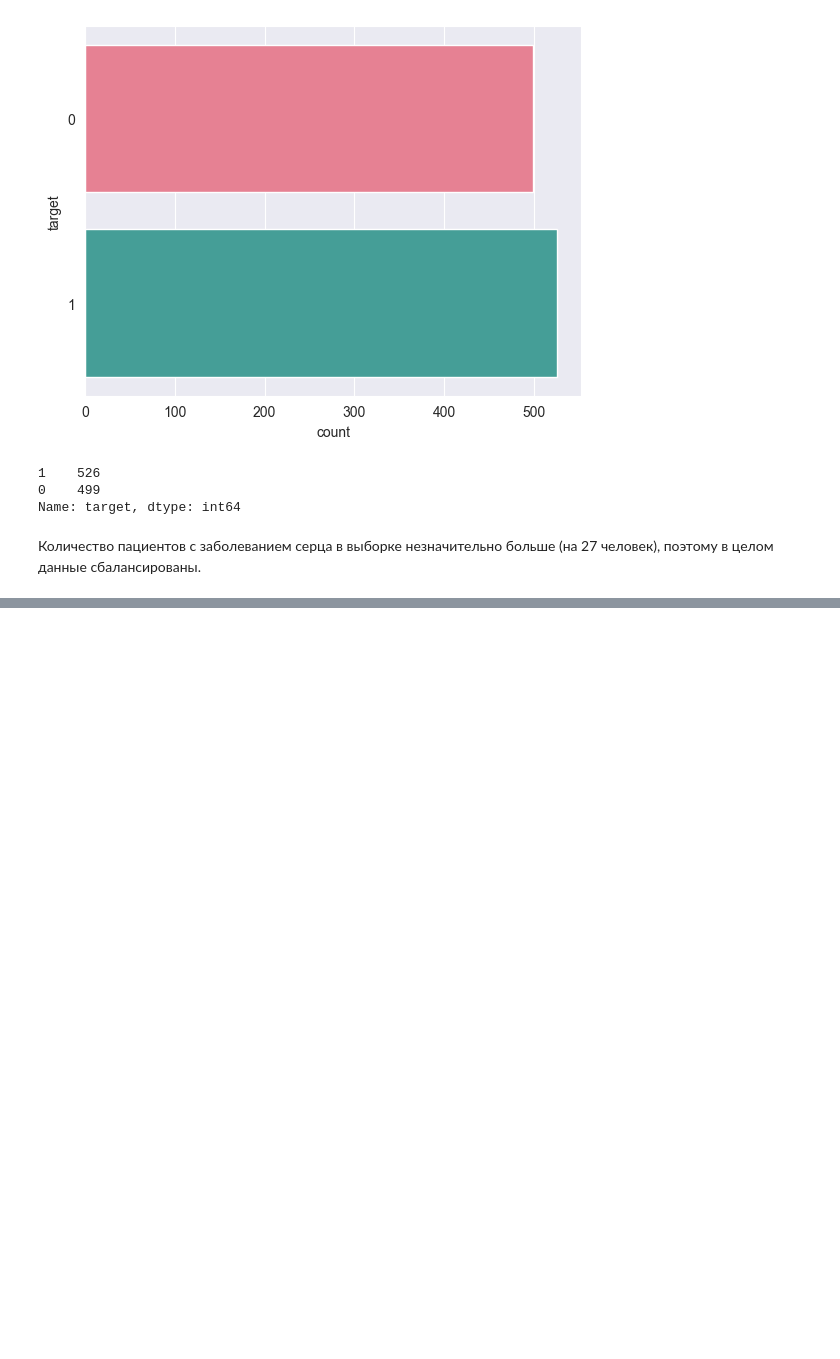
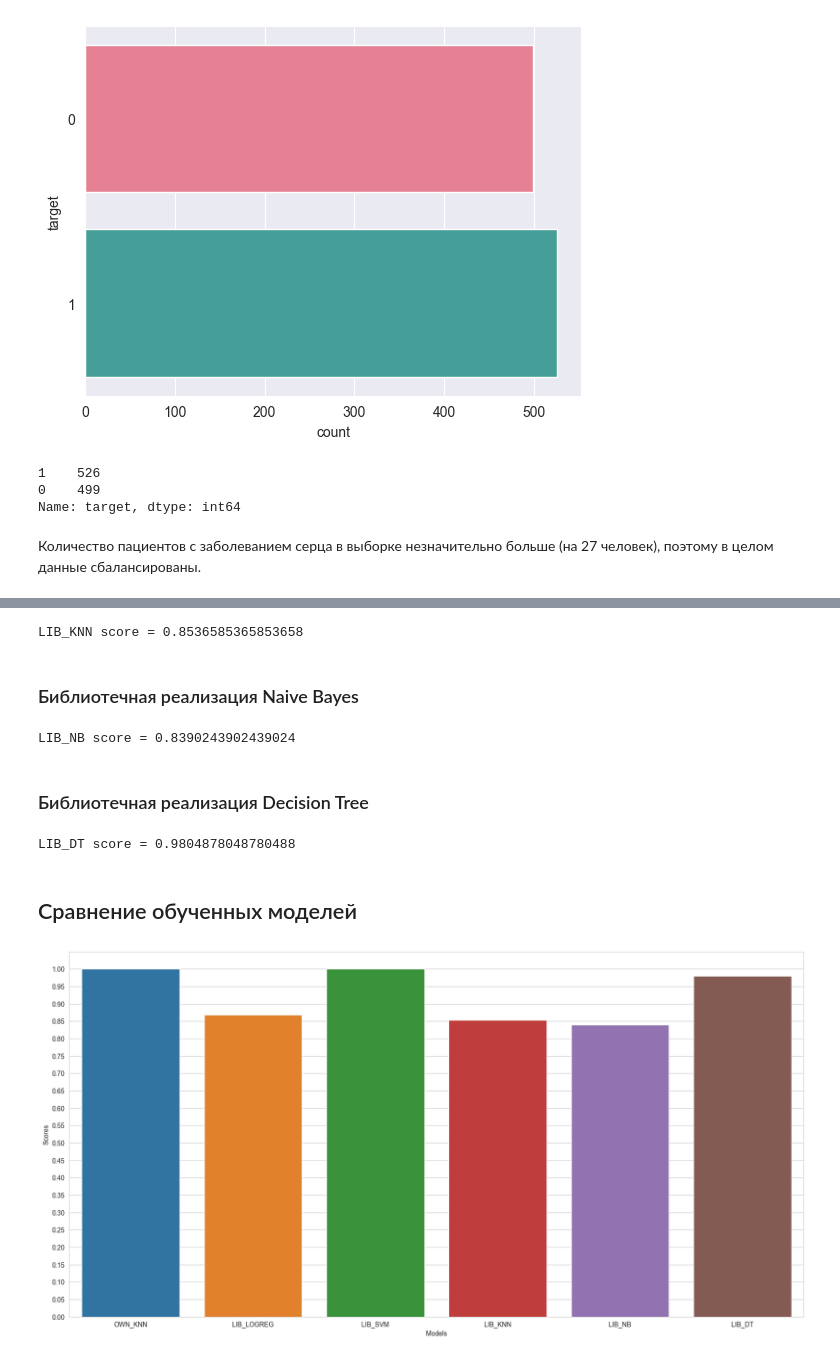
Before and after one commit to kznts9v-1lya/machine-learning-course, a Jupyter notebook: project/Comparison of classification methods.ipynb, the cells around one changed output, grey strips where cells are left out. Cells and saved outputs as stored; diff of their text form; code cells hidden in the pictures; blank space fills up the shorter version.

```diff
--- a/project/Comparison of classification methods.ipynb
+++ b/project/Comparison of classification methods.ipynb
@@ -250,0 +564,2 @@ Name: target, dtype: int64
+# %%
+scores = {}
@@ -250,0 +626,55 @@ Name: target, dtype: int64
+# %%
+classifier = KNeighborsClassifier(n_neighbors=optimal_n_neighbors)
+
+classifier = classifier.fit(x_train_scaled, y_train)
+
+y_test_pred = classifier.predict(x_test_scaled)
+score = accuracy_score(y_test, y_test_pred)
+
+scores['LIB_KNN'] = score
+print("LIB_KNN score =", score)
+# %% [output]
+LIB_KNN score = 0.8536585365853658
+# %% [markdown]
+### Библиотечная реализация Naive Bayes
+# %%
+classifier = GaussianNB(priors=optimal_priors, var_smoothing=optimal_var_smoothing)
+
+classifier = classifier.fit(x_train_scaled, y_train)
+
+y_test_pred = classifier.predict(x_test_scaled)
+score = accuracy_score(y_test, y_test_pred)
+
+scores['LIB_NB'] = score
+print("LIB_NB score =", score)
+# %% [output]
+LIB_NB score = 0.8390243902439024
+# %% [markdown]
+### Библиотечная реализация Decision Tree
+# %%
+classifier = DecisionTreeClassifier(criterion=optimal_criterion, max_depth=optimal_max_depth,
+                                    max_features=optimal_max_features, min_samples_leaf=optimal_min_samples_leaf,
+                                    min_samples_split=optimal_min_samples_split, splitter=optimal_splitter, random_state=19)
+
+classifier = classifier.fit(x_train_scaled, y_train)
+
+y_test_pred = classifier.predict(x_test_scaled)
+score = accuracy_score(y_test, y_test_pred)
+
+scores['LIB_DT'] = score
+print("LIB_DT score =", score)
+# %% [output]
+LIB_DT score = 0.9804878048780488
+# %% [markdown]
+## Сравнение обученных моделей
+# %%
+sns.set_style("whitegrid")
+plt.figure(figsize=(20, 10))
+plt.xlabel("Models")
+plt.ylabel("Scores")
+plt.yticks(np.arange(0, 1.05, 0.05))
+
+sns.barplot(x=list(scores.keys()), y=list(scores.values()))
+plt.show()
+# %% [output]
+[figure, added]
```
Also changed, not shown: parts of 46 cells of this notebook.
